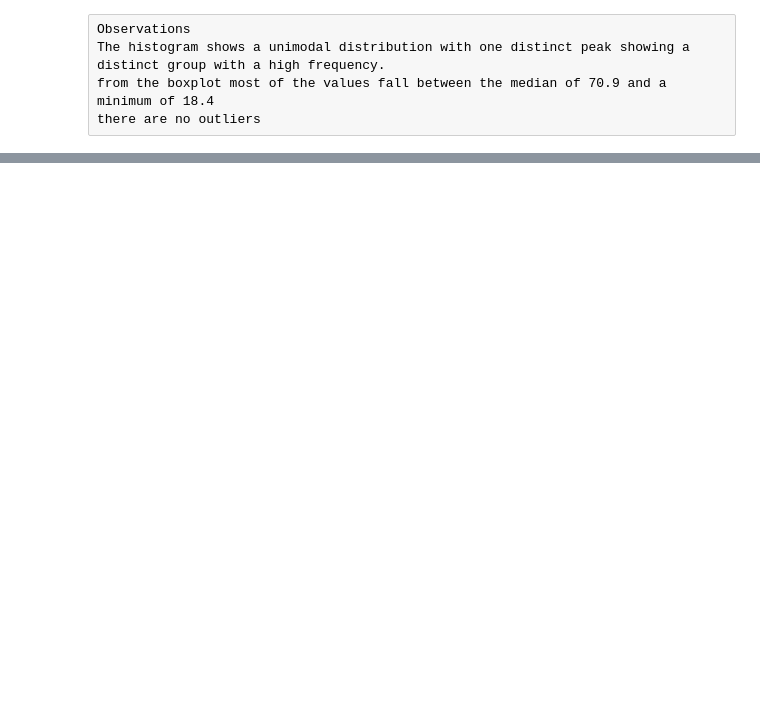
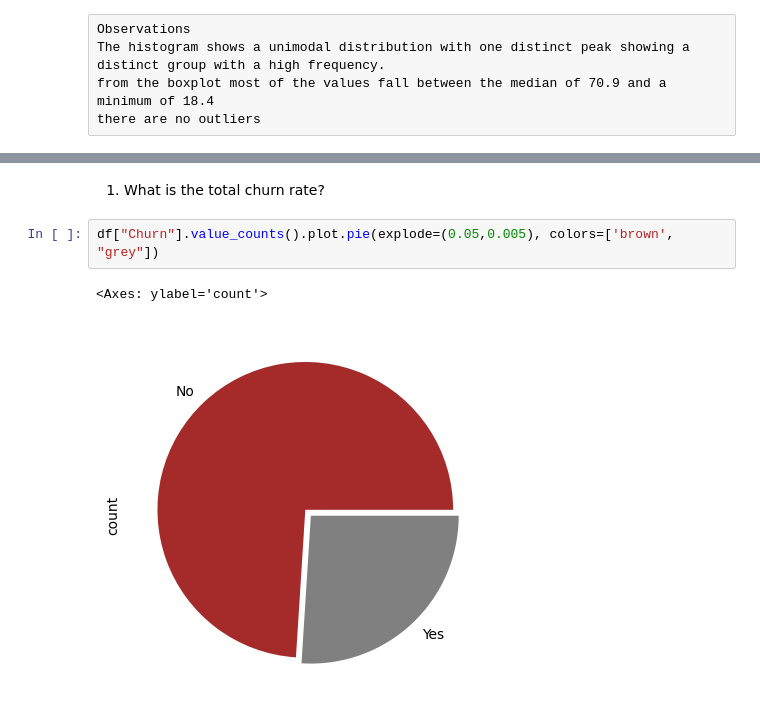
Before and after one commit to tettehosabutey49/Telco-Customer-Churn-Prediction-using-Machine-Learning, a Jupyter notebook: Churning Project.ipynb, the cells around one changed output, grey strips where cells are left out. Drawn from its saved outputs; the diff is of its cells as text; blank space fills up the shorter version.

```diff
--- a/Churning Project.ipynb
+++ b/Churning Project.ipynb
@@ -336,0 +422,8 @@ df = map_to_boolean(df)
+# %% [markdown]
+
+1. What is the total churn rate?
+# %%
+df["Churn"].value_counts().plot.pie(explode=(0.05,0.005), colors=['brown', "grey"])
+# %% [output]
+<Axes: ylabel='count'>
+[figure, added]
```
Also changed, not shown: parts of 53 cells of this notebook, 2 other files.
